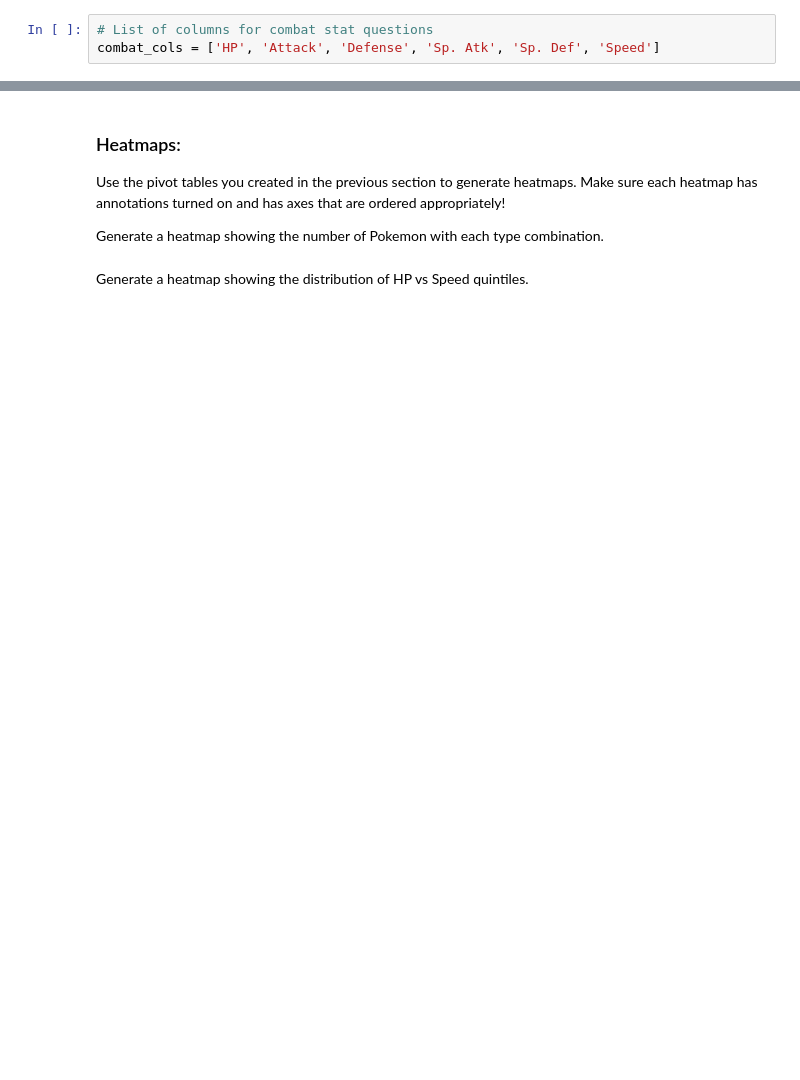
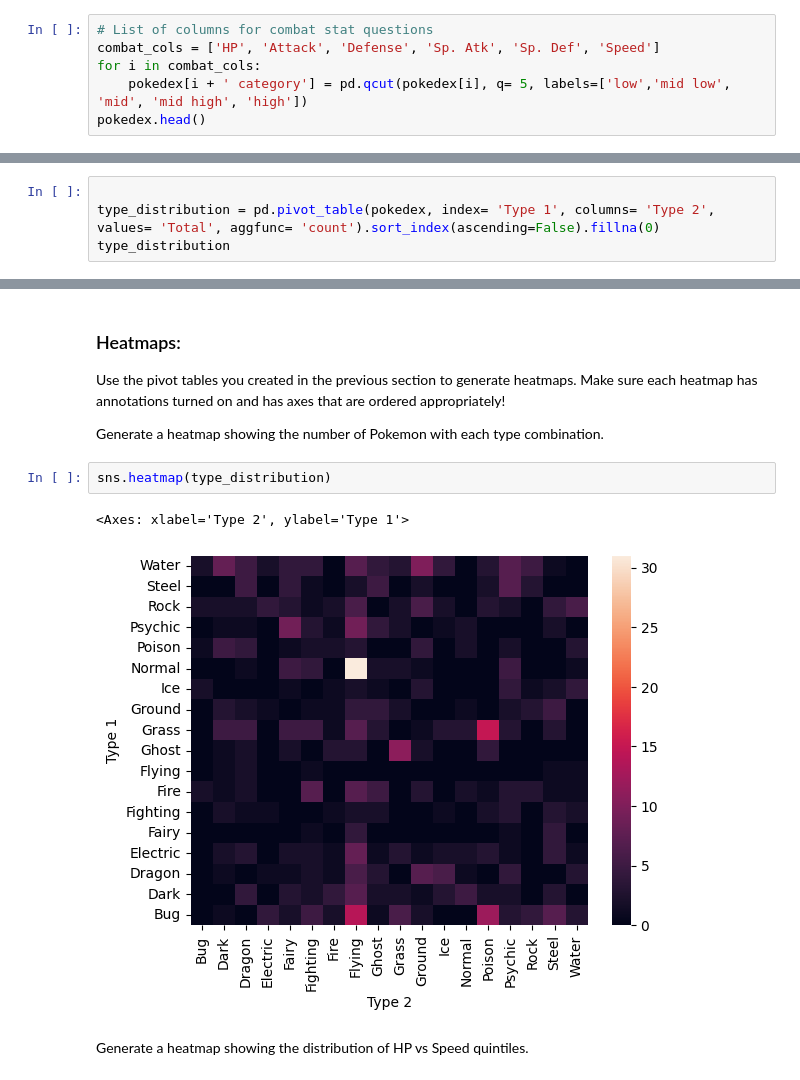
Before and after one commit to MariaKAP1/pandas_heatmaps, a Jupyter notebook: heatmaps.ipynb, the cells around one changed output, grey strips where cells are left out. Drawn from its saved outputs; the diff is of its cells as text; blank space fills up the shorter version.

Commit message:
Did work on heatmaps.ipynb

```diff
--- a/heatmaps.ipynb
+++ b/heatmaps.ipynb
@@ -57,3 +102,6 @@ For each *combat* stat, (HP, Attack, Defense, Sp. Atk, Sp. Def, and Speed), crea
 # %%
 # List of columns for combat stat questions
 combat_cols = ['HP', 'Attack', 'Defense', 'Sp. Atk', 'Sp. Def', 'Speed']
+for i in combat_cols:
+    pokedex[i + ' category'] = pd.qcut(pokedex[i], q= 5, labels=['low','mid low', 'mid', 'mid high', 'high'])
+pokedex.head()
@@ -66,2 +159,6 @@ Create a pivot table called `best_stats_by_type` that shows the maximum value of
 # %% [markdown]
 Create a pivot table called `type_distribution` that shows the number of Pokemon having each combination of `Type 1` and `Type 2`. All `NaN` values should be replaced with `0`.
+# %%
+
+type_distribution = pd.pivot_table(pokedex, index= 'Type 1', columns= 'Type 2', values= 'Total', aggfunc= 'count').sort_index(ascending=False).fillna(0)
+type_distribution
@@ -73,5 +200,10 @@ Create a pivot table called `hp_speed_distribution` that shows the number of Pok
 Use the pivot tables you created in the previous section to generate heatmaps. Make sure each heatmap has annotations turned on and has axes that are ordered appropriately!
 
 Generate a heatmap showing the number of Pokemon with each type combination.
+# %%
+sns.heatmap(type_distribution)
+# %% [output]
+<Axes: xlabel='Type 2', ylabel='Type 1'>
+[figure, added]
 # %% [markdown]
 Generate a heatmap showing the distribution of HP vs Speed quintiles.
```
Also changed, not shown: parts of 12 cells of this notebook.
